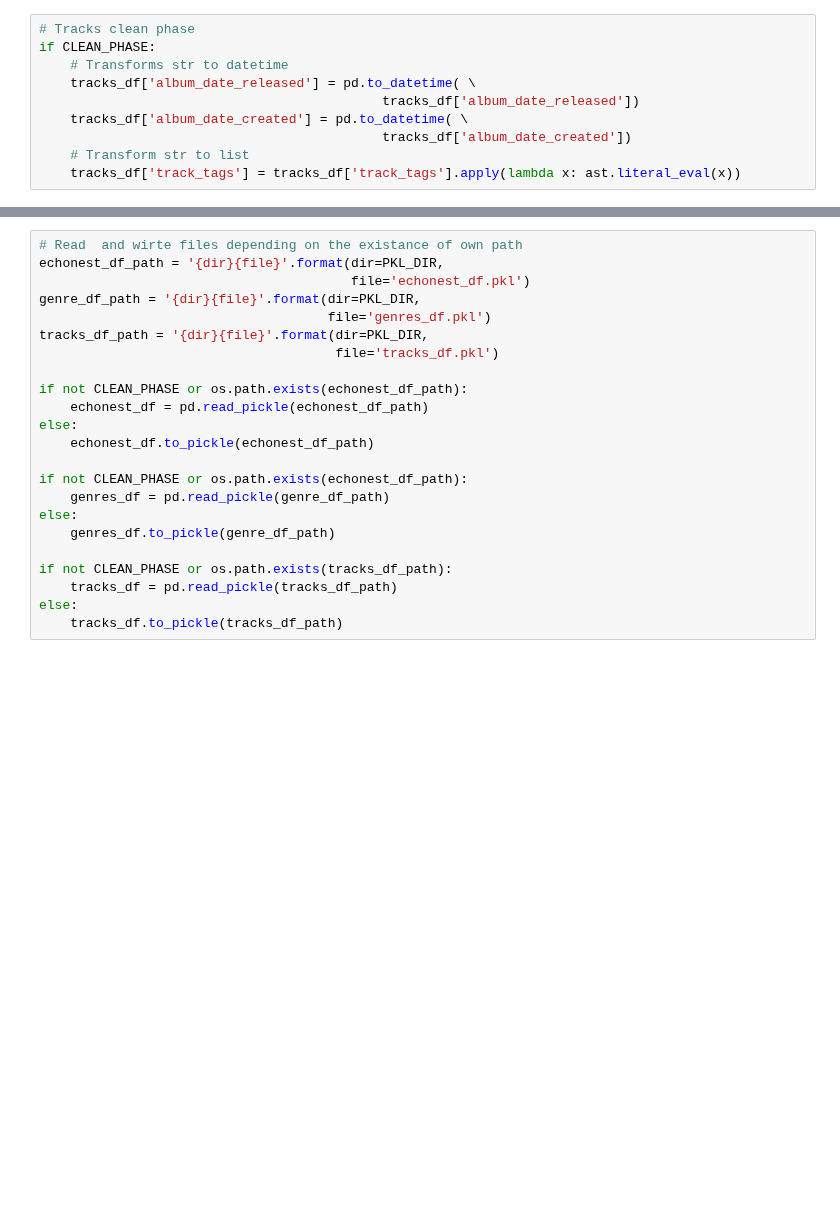
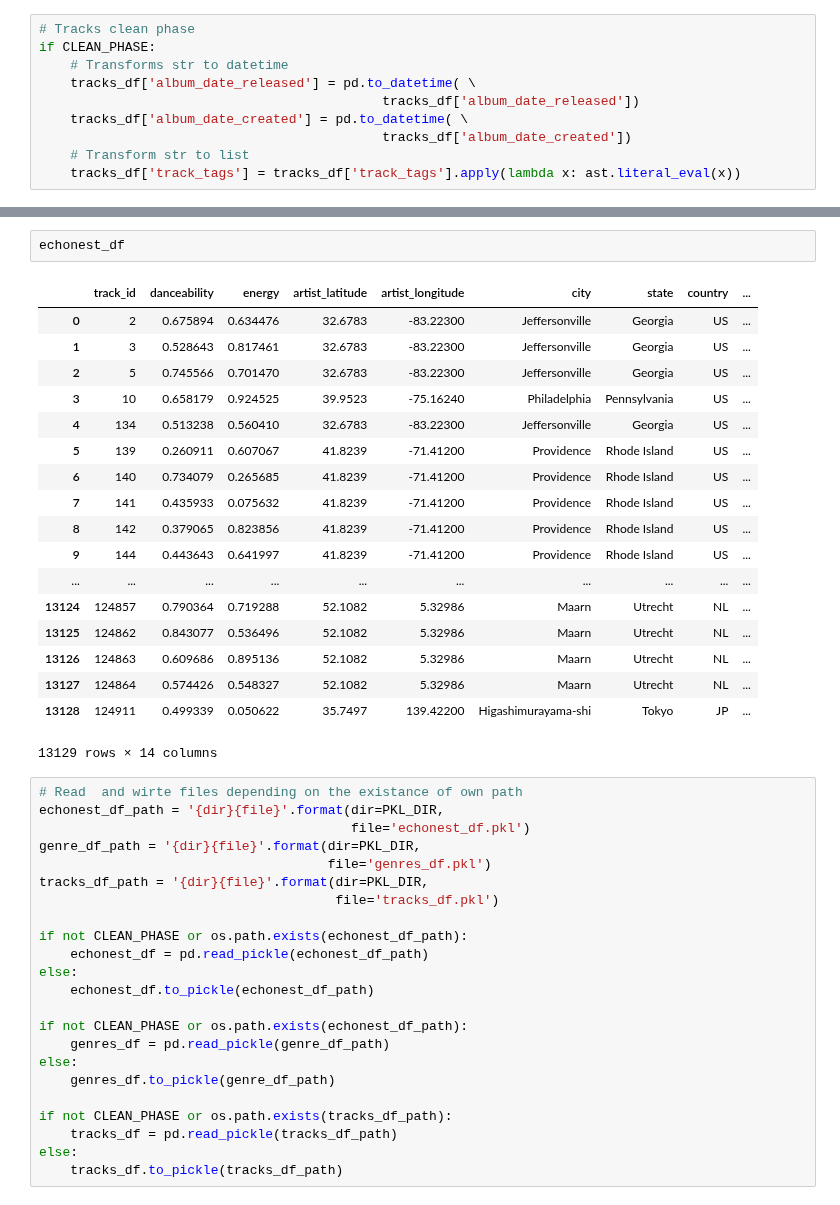
Before and after one commit to AndresMontero/Project, a Jupyter notebook: songs.ipynb, the cells around one changed output, grey strips where cells are left out. Drawn from its saved outputs; the diff is of its cells as text; blank space fills up the shorter version.

```diff
--- a/songs.ipynb
+++ b/songs.ipynb
@@ -125,3 +194,24 @@ if CLEAN_PHASE:
+# %%
+echonest_df
+# %% [output]
+|  | track_id | danceability | energy | artist_latitude | artist_longitude | city | state | country | ... |
+| 0 | 2 | 0.675894 | 0.634476 | 32.6783 | -83.22300 | Jeffersonville | Georgia | US | ... |
+| 1 | 3 | 0.528643 | 0.817461 | 32.6783 | -83.22300 | Jeffersonville | Georgia | US | ... |
+| 2 | 5 | 0.745566 | 0.701470 | 32.6783 | -83.22300 | Jeffersonville | Georgia | US | ... |
+| 3 | 10 | 0.658179 | 0.924525 | 39.9523 | -75.16240 | Philadelphia | Pennsylvania | US | ... |
+| 4 | 134 | 0.513238 | 0.560410 | 32.6783 | -83.22300 | Jeffersonville | Georgia | US | ... |
+| 5 | 139 | 0.260911 | 0.607067 | 41.8239 | -71.41200 | Providence | Rhode Island | US | ... |
+| 6 | 140 | 0.734079 | 0.265685 | 41.8239 | -71.41200 | Providence | Rhode Island | US | ... |
+| 7 | 141 | 0.435933 | 0.075632 | 41.8239 | -71.41200 | Providence | Rhode Island | US | ... |
+| 8 | 142 | 0.379065 | 0.823856 | 41.8239 | -71.41200 | Providence | Rhode Island | US | ... |
+| 9 | 144 | 0.443643 | 0.641997 | 41.8239 | -71.41200 | Providence | Rhode Island | US | ... |
+| ... | ... | ... | ... | ... | ... | ... | ... | ... | ... |
+| 13124 | 124857 | 0.790364 | 0.719288 | 52.1082 | 5.32986 | Maarn | Utrecht | NL | ... |
+| 13125 | 124862 | 0.843077 | 0.536496 | 52.1082 | 5.32986 | Maarn | Utrecht | NL | ... |
+| 13126 | 124863 | 0.609686 | 0.895136 | 52.1082 | 5.32986 | Maarn | Utrecht | NL | ... |
+| 13127 | 124864 | 0.574426 | 0.548327 | 52.1082 | 5.32986 | Maarn | Utrecht | NL | ... |
+| 13128 | 124911 | 0.499339 | 0.050622 | 35.7497 | 139.42200 | Higashimurayama-shi | Tokyo | JP | ... |
+13129 rows × 14 columns
 # %%
 # Read  and wirte files depending on the existance of own path
 echonest_df_path = '{dir}{file}'.format(dir=PKL_DIR,
```
Also changed, not shown: parts of 19 cells of this notebook, 1 other file.
